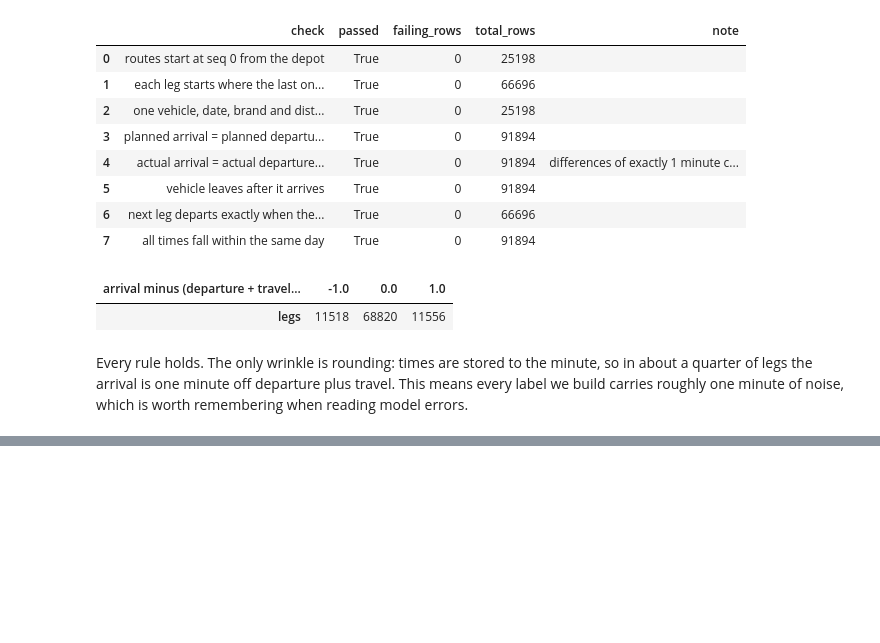
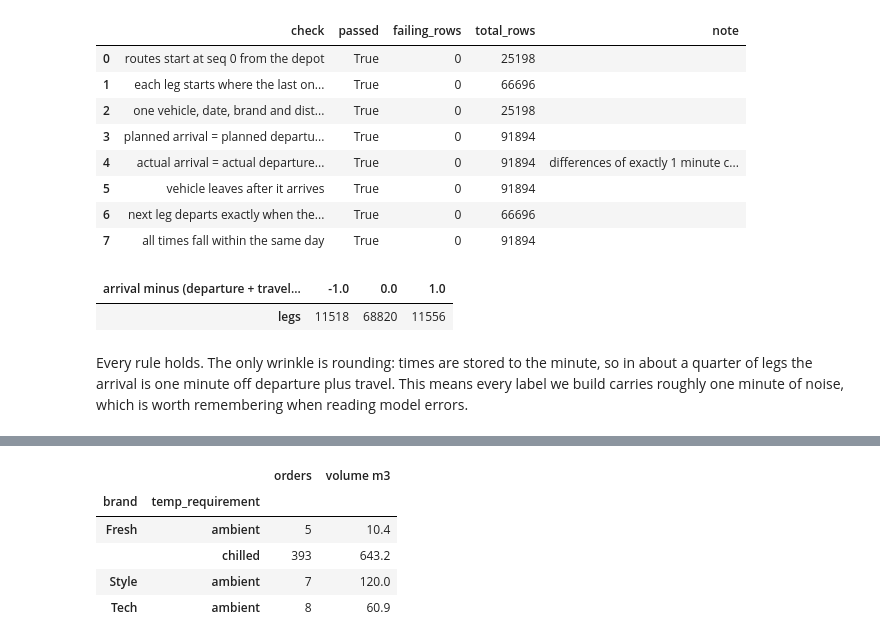
Before and after one commit to sameera-ekanayaka/Xora_Datathon, a Jupyter notebook: notebooks/02_data_quality_and_cleaning.ipynb, the cells around one changed output, grey strips where cells are left out. Saved outputs shown, nothing was run; the diff lists cells and outputs as text; code cells hidden in the pictures; blank space fills up the shorter version.

Commit message:
Document data quirks we keep on purpose

```diff
--- a/notebooks/02_data_quality_and_cleaning.ipynb
+++ b/notebooks/02_data_quality_and_cleaning.ipynb
@@ -195,0 +242,13 @@ Every rule holds. The only wrinkle is rounding: times are stored to the minute,
+# %%
+not_run = orders[orders.dispatch_status == "not_run"]
+pd.DataFrame({
+    "orders": not_run.groupby(["brand", "temp_requirement"]).size(),
+    "volume m3": not_run.groupby(["brand", "temp_requirement"]).order_volume_m3.sum().round(1),
+})
+# %% [output]
+|  |  | orders | volume m3 |
+| brand | temp_requirement |  |  |
+| Fresh | ambient | 5 | 10.4 |
+|  | chilled | 393 | 643.2 |
+| Style | ambient | 7 | 120.0 |
+| Tech | ambient | 8 | 60.9 |
```
Also changed, not shown: parts of 5 cells of this notebook.
